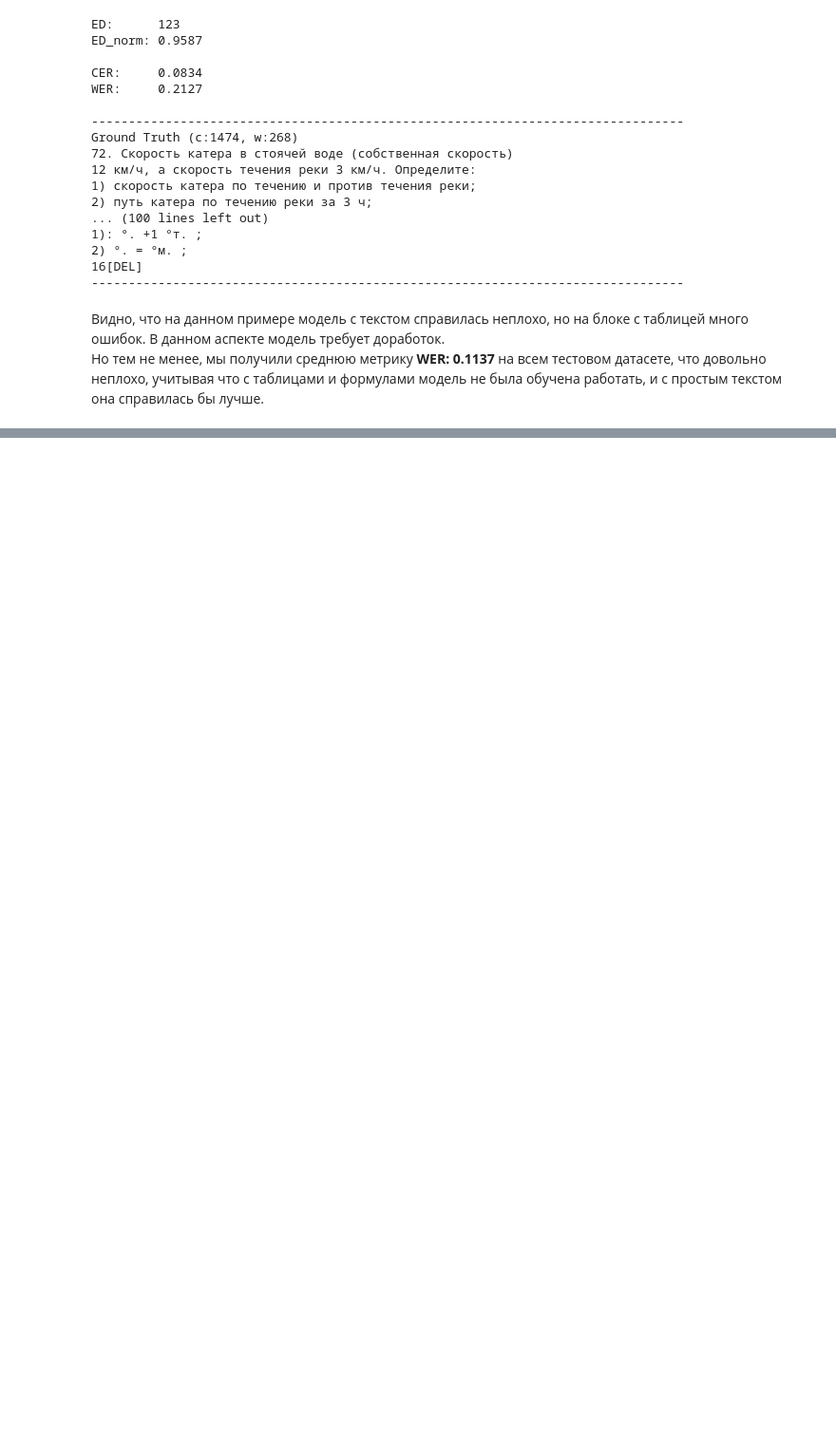
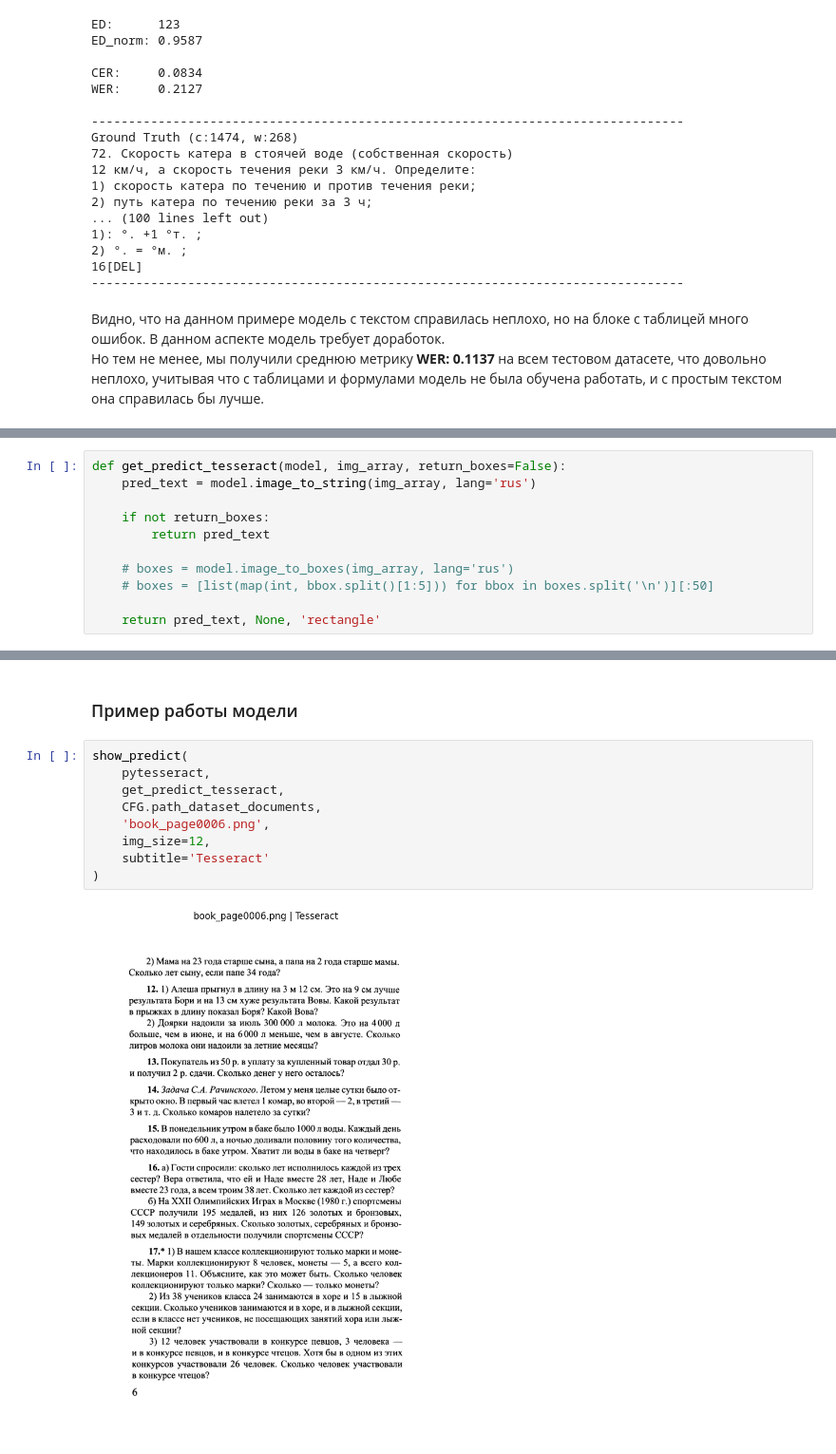
Before and after one commit to aufflammen/ocr_cyrillic, a Jupyter notebook: ocr_cyrillic.ipynb, the cells around one changed output, grey strips where cells are left out. Shown at 95% size. Cells and saved outputs as stored; diff of their text form; blank space fills up the shorter version.

```diff
--- a/ocr_cyrillic.ipynb
+++ b/ocr_cyrillic.ipynb
@@ -370,0 +498,11 @@ Ground Truth (c:1474, w:268)
+# %%
+def get_predict_tesseract(model, img_array, return_boxes=False):
+    pred_text = model.image_to_string(img_array, lang='rus')
+
+    if not return_boxes:
+        return pred_text
+
+    # boxes = model.image_to_boxes(img_array, lang='rus')
+    # boxes = [list(map(int, bbox.split()[1:5])) for bbox in boxes.split('\n')][:50]
+
+    return pred_text, None, 'rectangle'
@@ -370,0 +522,13 @@ Ground Truth (c:1474, w:268)
+# %% [markdown]
+### Пример работы модели
+# %%
+show_predict(
+    pytesseract,
+    get_predict_tesseract,
+    CFG.path_dataset_documents,
+    'book_page0006.png',
+    img_size=12,
+    subtitle='Tesseract'
+)
+# %% [output]
+[figure, added]
```
Also changed, not shown: parts of 41 cells of this notebook, 1 other file.
